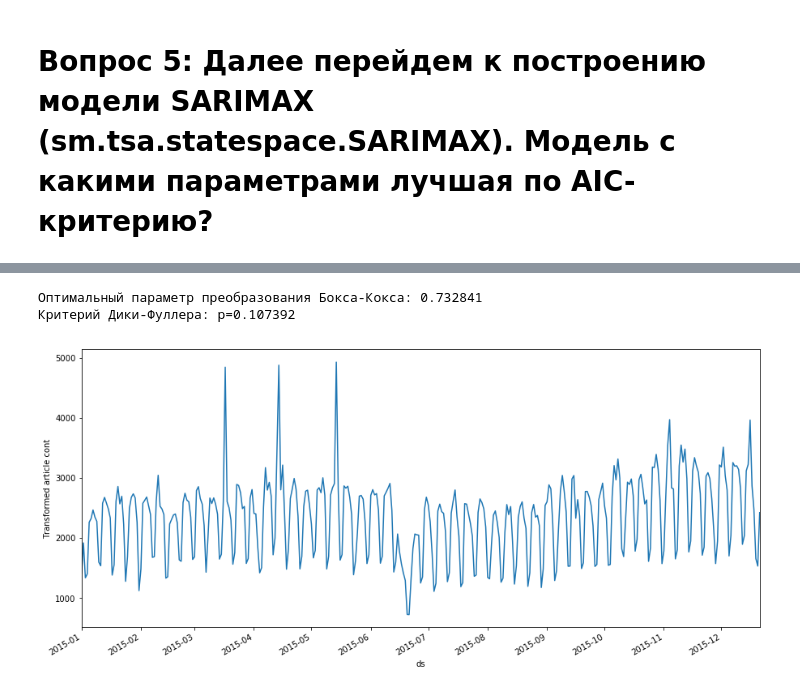
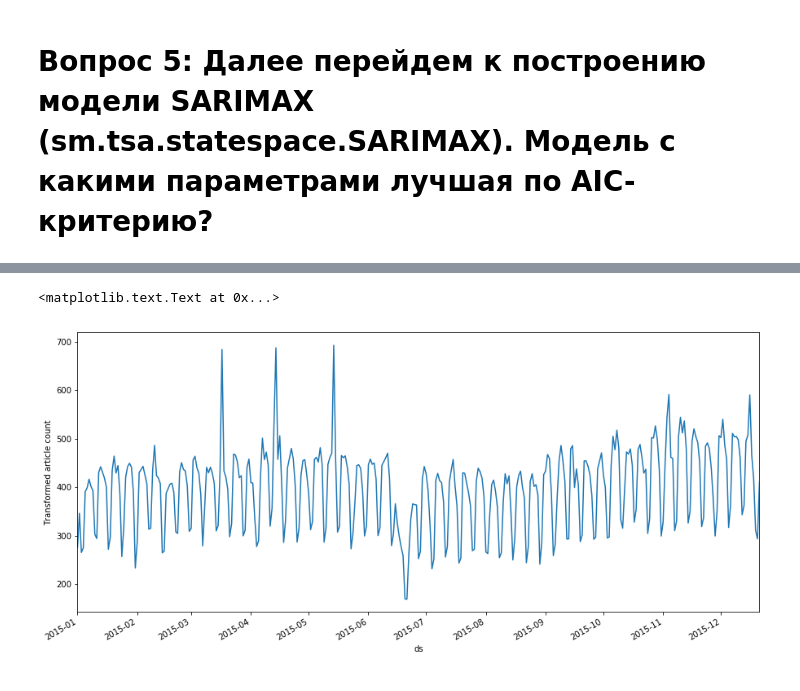
Before and after one commit to sergeybelov/open-machine-learning-cource, a Jupyter notebook: 9_week.ipynb, the cells around one changed output, grey strips where cells are left out. Cells and saved outputs as stored; diff of their text form; code cells hidden in the pictures.

```diff
--- a/9_week.ipynb
+++ b/9_week.ipynb
@@ -161,5 +123,0 @@ Critical values:  {'1%': -3.4499043309021955, '5%': -2.8701548853389252, '10%':
-# %%
- tval=train_df.set_index('ds')#Делаем новую колонку индексом
- tval.resample('W').mean().plot(figsize=(12,6))
-
- del tval
@@ -182,13 +178,12 @@ using a non-integer number instead of an integer will result in an error in the
 # %%
 from scipy import stats
 
-sarima['y_box'], lmbda = stats.boxcox([1 if x == 0 else x for x in sarima['y']])
+sarima['y_box'], lmbda = stats.boxcox(sarima['y'])#stats.boxcox([1 if x == 0 else x for x in sarima['y']])
 plt.figure(figsize=(15,7))
-sarima.y.plot()
-plt.ylabel(u'Transformed article cont')
-print("Оптимальный параметр преобразования Бокса-Кокса: %f" % lmbda)
-print("Критерий Дики-Фуллера: p=%f" % sm.tsa.stattools.adfuller(sarima['y'])[1])
+sarima.y_box.plot()
+plt.ylabel(u'Transformed article count')
+#print("Оптимальный параметр преобразования Бокса-Кокса: %f" % lmbda)
+#print("Критерий Дики-Фуллера: p=%f" % sm.tsa.stattools.adfuller(sarima['y'])[1])
 # %% [output]
-Оптимальный параметр преобразования Бокса-Кокса: 0.732841
-Критерий Дики-Фуллера: p=0.107392
+<matplotlib.text.Text at 0x...>
-[figure, old version]
+[figure, new version]
```
Also changed, not shown: parts of 12 cells of this notebook.
